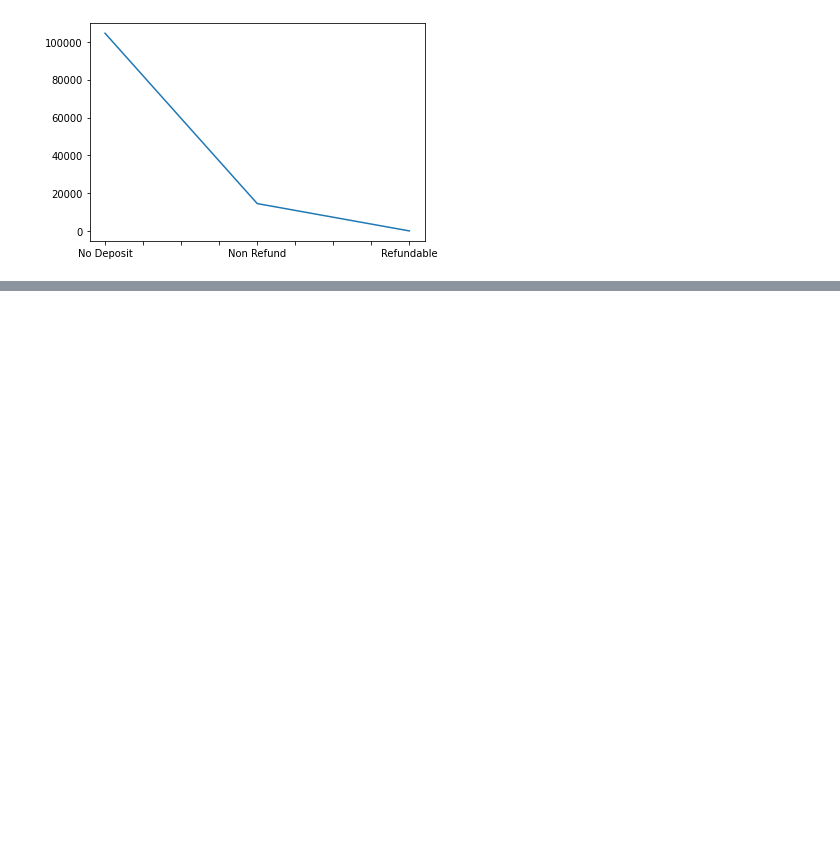
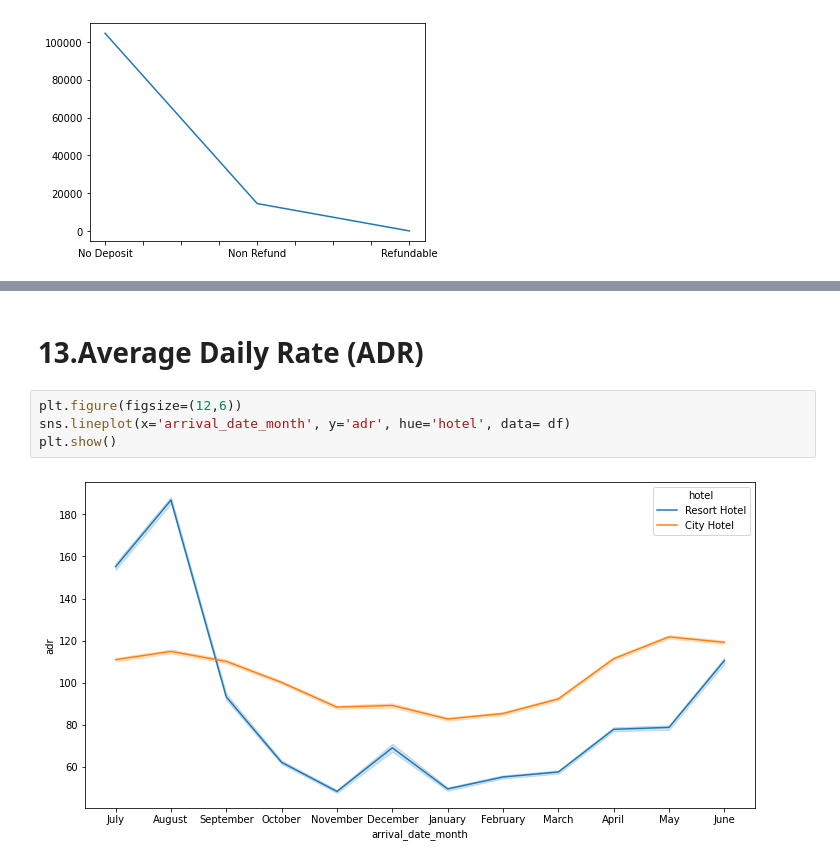
Before and after one commit to ashu08520/ashu08520, a Jupyter notebook: First_Project_Hotel_Booking_Analysis_Capstone_Project.ipynb, the cells around one changed output, grey strips where cells are left out. Cells and saved outputs as stored; diff of their text form; blank space fills up the shorter version.

```diff
--- a/First_Project_Hotel_Booking_Analysis_Capstone_Project.ipynb
+++ b/First_Project_Hotel_Booking_Analysis_Capstone_Project.ipynb
@@ -576,0 +625,8 @@ df.deposit_type.value_counts().plot.line()
+# %% [markdown]
+# **13.Average Daily Rate (ADR)**
+# %%
+plt.figure(figsize=(12,6))
+sns.lineplot(x='arrival_date_month', y='adr', hue='hotel', data= df)
+plt.show()
+# %% [output]
+[figure, added]
```
Also changed, not shown: parts of 7 cells of this notebook.
